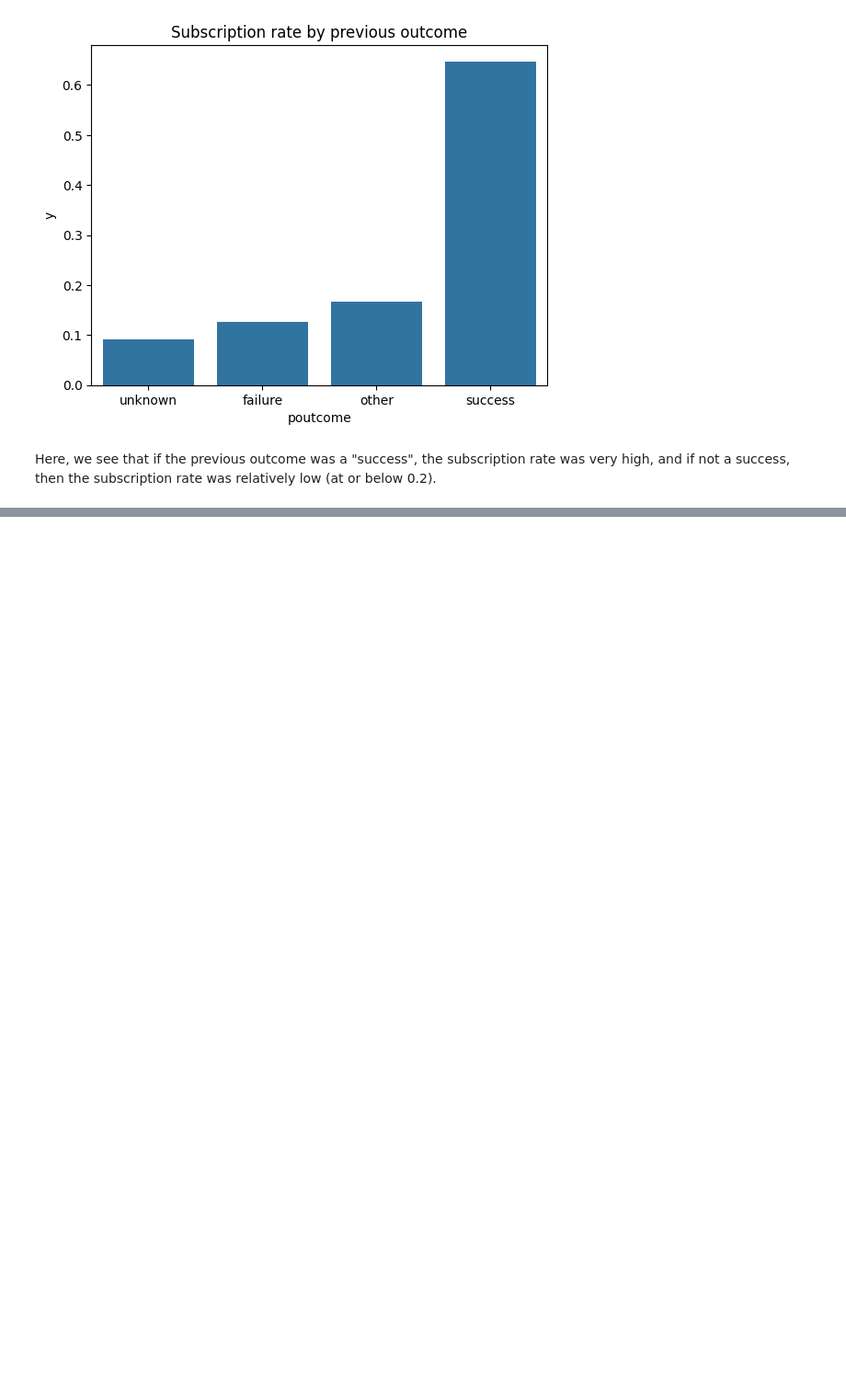
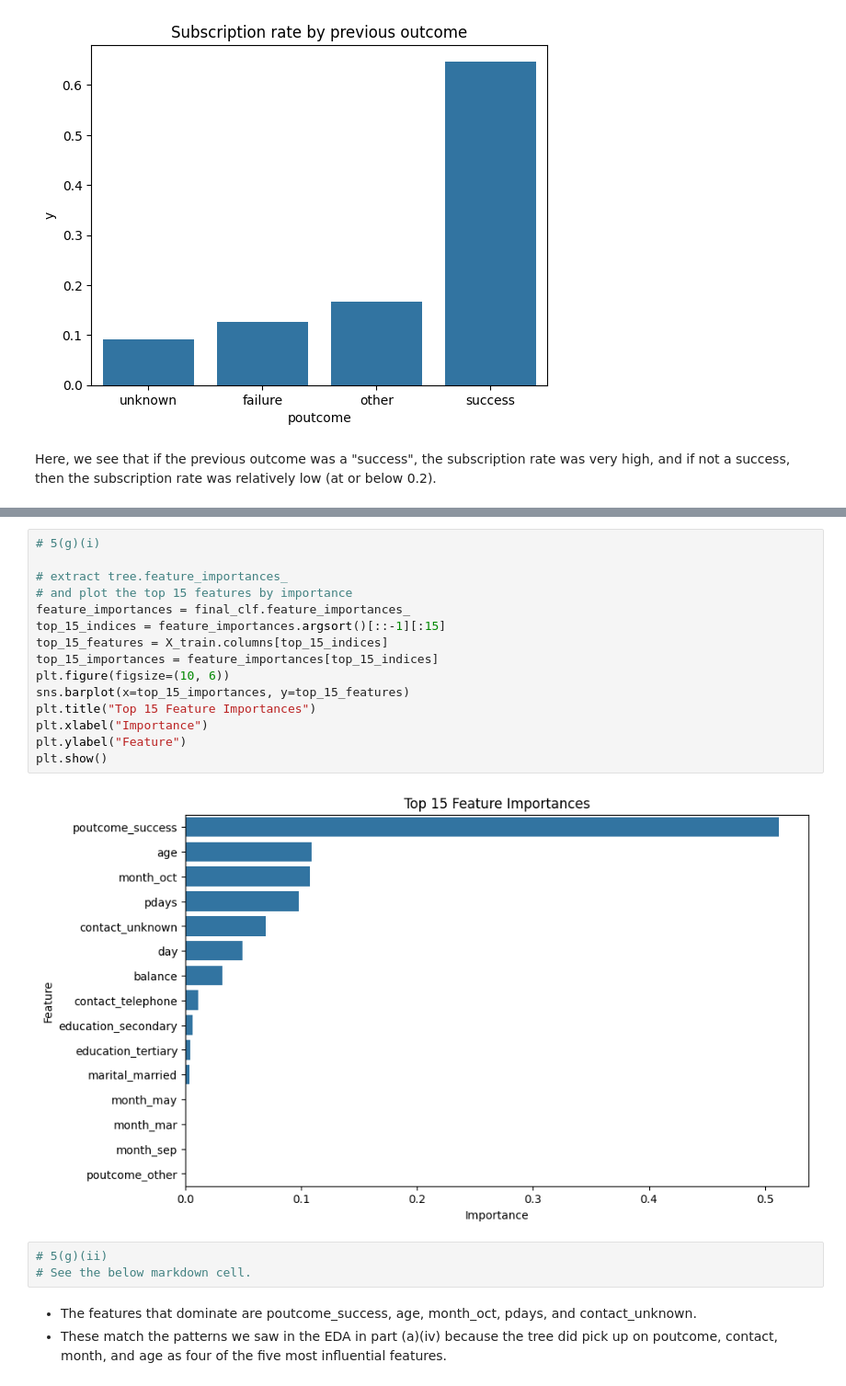
Before and after one commit to sonirohan/intro-ml, a Jupyter notebook: hw3/hw3.ipynb, the cells around one changed output, grey strips where cells are left out. Shown at 92% size. Drawn from its saved outputs; the diff is of its cells as text; blank space fills up the shorter version.

```diff
--- a/hw3/hw3.ipynb
+++ b/hw3/hw3.ipynb
@@ -191,0 +405,23 @@ Here, we see that if the previous outcome was a "success", the subscription rate
+# %%
+# 5(g)(i)
+
+# extract tree.feature_importances_
+# and plot the top 15 features by importance
+feature_importances = final_clf.feature_importances_
+top_15_indices = feature_importances.argsort()[::-1][:15]
+top_15_features = X_train.columns[top_15_indices]
+top_15_importances = feature_importances[top_15_indices]
+plt.figure(figsize=(10, 6))
+sns.barplot(x=top_15_importances, y=top_15_features)
+plt.title("Top 15 Feature Importances")
+plt.xlabel("Importance")
+plt.ylabel("Feature")
+plt.show()
+# %% [output]
+[figure, added]
+# %%
+# 5(g)(ii)
+# See the below markdown cell.
+# %% [markdown]
+ - The features that dominate are poutcome_success, age, month_oct, pdays, and contact_unknown.
+ - These match the patterns we saw in the EDA in part (a)(iv) because the tree did pick up on poutcome, contact, month, and age as four of the five most influential features.
```
Also changed, not shown: parts of 25 cells of this notebook.
